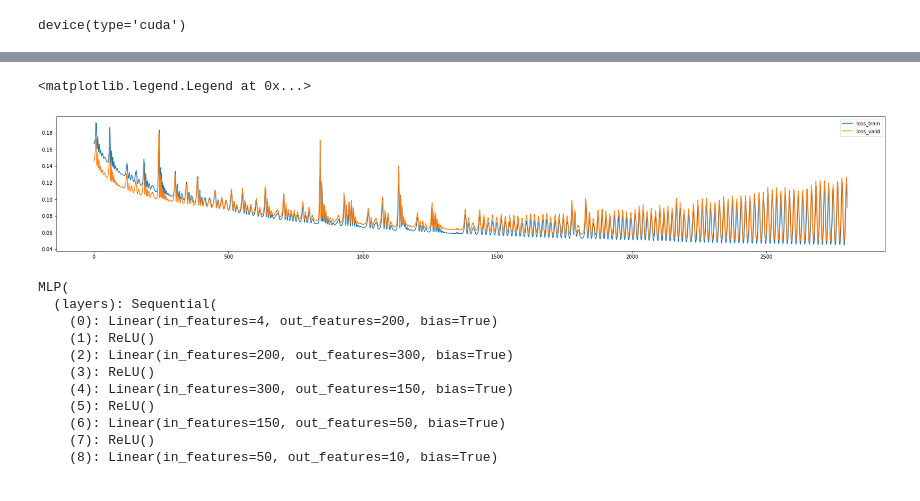
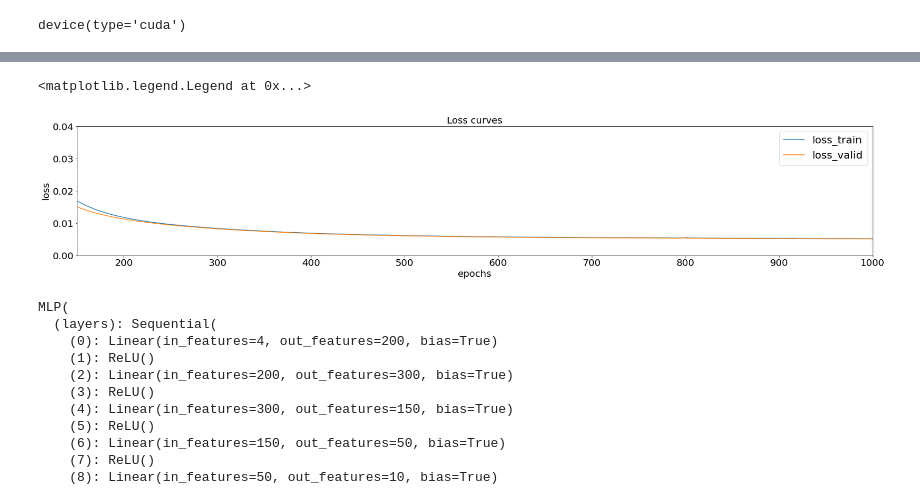
Before and after one commit to Joak01/modelos-estanque, a Jupyter notebook: notebooks/generador_de_modelos.ipynb, the cells around one changed output, grey strips where cells are left out. Drawn from its saved outputs; the diff is of its cells as text; code cells hidden in the pictures.

Commit message:
más datos

```diff
--- a/notebooks/generador_de_modelos.ipynb
+++ b/notebooks/generador_de_modelos.ipynb
@@ -5,7 +5,7 @@ import numpy as np
 import seaborn as sns
 # %%
 #load data_tanque.csv
-data_tanque = pd.read_csv('..\datos estanque\datos sin falla\data_tanque_normal_v3.csv')
+data_tanque = pd.read_csv('../datos estanque/datos sin falla/referencia_fija_t_continuo.csv')
 
 data_tanque.head()
 # %% [output]
@@ -18,7 +18,7 @@ data_tanque.head()
 # %%
 #sample data linearly by 2 rows till 20000 rows
 df = data_tanque.copy()
-sampling_time = 10
+sampling_time = 1
 df = df[::sampling_time]
 
 #create a new column with the previous value of hc
@@ -128,7 +128,7 @@ loss_curve_train = [np.inf]
 loss_curve_valid = [np.inf]
 
 #train model with early stopping
-epochs = 3000
+epochs = 1000
 for epoch in range(epochs):
     model.train()
     y_pred = model(X_train)
@@ -145,7 +145,7 @@ for epoch in range(epochs):
     # save best model
     if loss.item() < min(loss_curve_train) and loss_val.item() > min(loss_curve_valid):
         print('saving model...')
-        torch.save(model.state_dict(), 'model_tanque_freq.pt')
+        torch.save(model.state_dict(), '../modelos torch/model_tanque_referencia_fija_5s.pt')
         print('Model saved')
 
     loss_curve_train.append(loss.item())
@@ -173,14 +173,24 @@ Epoch: 2999, Loss validation: 0.0903, Loss train: 0.1042
 # %%
 #plot loss curves (lmao what a noisy curves lol)
 
 
 plt.figure(figsize=(30,5))
-plt.plot(loss_curve_train[200:], label='loss_train')
-plt.plot(loss_curve_valid[200:], label='loss_valid')
+plt.plot(loss_curve_train[:], label='loss_train')
+plt.plot(loss_curve_valid[:], label='loss_valid')
+plt.xlabel('epochs')
+plt.ylabel('loss')
+
+plt.xlim(150, 1000)
+plt.ylim(0, 0.04)
+#increment font size and legend size
+plt.legend(fontsize=20)
+plt.title('Loss curves', fontsize=20)
+plt.rcParams.update({'font.size': 22})
+
 plt.legend()
 # %% [output]
 <matplotlib.legend.Legend at 0x...>
-[figure, old version]
+[figure, new version]
 # %%
 #load model
 model = MLP()
```
Also changed, not shown: parts of 17 cells of this notebook, 6 other files.
